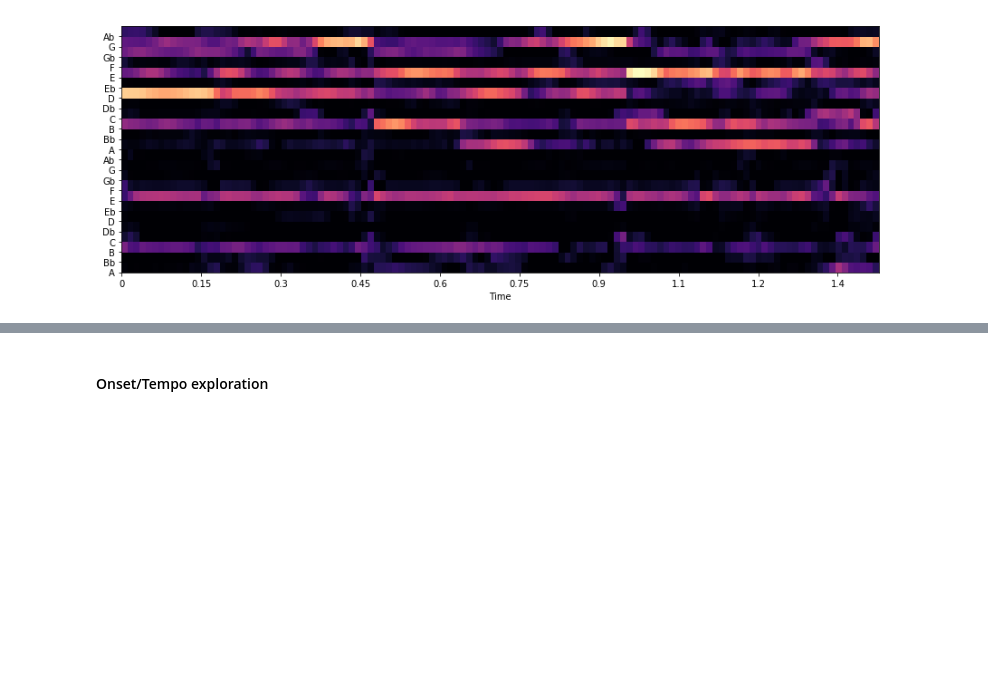
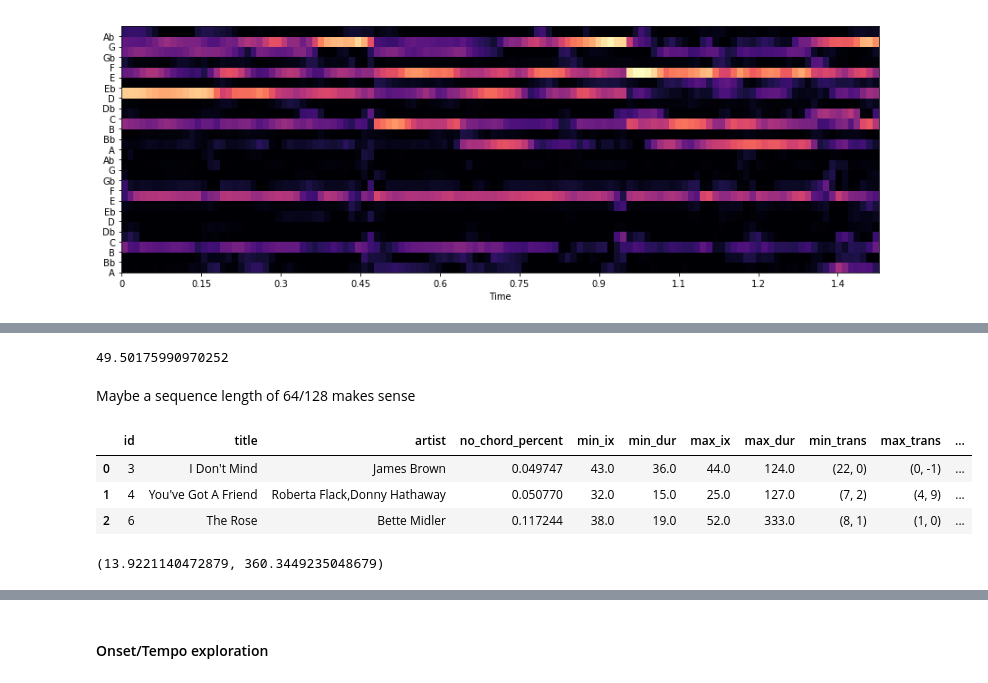
Before and after one commit to cjbayron/autochord, a Jupyter notebook: data_analysis.ipynb, the cells around one changed output, grey strips where cells are left out. Saved outputs shown, nothing was run; the diff lists cells and outputs as text; code cells hidden in the pictures; blank space fills up the shorter version.

```diff
--- a/data_analysis.ipynb
+++ b/data_analysis.ipynb
@@ -1344,0 +1391,38 @@ _ = ax.set_yticklabels(notes)
+# %%
+from tqdm import tqdm
+
+per_song_chord_dur = []
+all_chord_durs = []
+for ix in tqdm(df_songs.index):
+    _id = df_songs.loc[ix].id
+    try:
+        chroma_vectors, chord_labels = dataloader.get_chord_features_and_labels(_id, label_type='majmin',
+                                                                                remove_ambiguous=False)
+    except Exception as e:
+        print(f'Error {e} at {_id}')
+        break
+
+    chord_durs = catnp.contiguous_lengths(chord_labels)
+    squashed_labels = catnp.squash_consecutive_duplicates(chord_labels)
+    n_chords = len(chord_durs)
+    assert(n_chords==len(squashed_labels))
+    per_song_chord_dur.append(chord_durs)
+    all_chord_durs.extend(chord_durs)
+
+    min_ix = np.argmin(chord_durs)
+    min_dur = chord_durs[min_ix]
+    max_ix = np.argmax(chord_durs)
+    max_dur = chord_durs[max_ix]
+
+    min_trans = (squashed_labels[min_ix], squashed_labels[min_ix+1] if min_ix < (n_chords-1) else -1)
+    max_trans = (squashed_labels[max_ix], squashed_labels[max_ix+1] if max_ix < (n_chords-1) else -1)
+
+    df_songs.loc[ix, 'n_chords'] = n_chords
+    df_songs.loc[ix, 'min_ix'] = min_ix
+    df_songs.loc[ix, 'min_dur'] = min_dur
+    df_songs.loc[ix, 'max_ix'] = max_ix
+    df_songs.loc[ix, 'max_dur'] = max_dur
+    df_songs.loc[ix, 'min_trans'] = str(min_trans)
+    df_songs.loc[ix, 'max_trans'] = str(max_trans)
+
+    #break
@@ -1344,0 +1455,17 @@ _ = ax.set_yticklabels(notes)
+# %%
+np.mean(all_chord_durs)
+# %% [output]
+49.50175990970252
+# %% [markdown]
+Maybe a sequence length of 64/128 makes sense
+# %%
+df_songs.head(n=3)
+# %% [output]
+|  | id | title | artist | no_chord_percent | min_ix | min_dur | max_ix | max_dur | min_trans | max_trans | ... |
+| 0 | 3 | I Don't Mind | James Brown | 0.049747 | 43.0 | 36.0 | 44.0 | 124.0 | (22, 0) | (0, -1) | ... |
+| 1 | 4 | You've Got A Friend | Roberta Flack,Donny Hathaway | 0.050770 | 32.0 | 15.0 | 25.0 | 127.0 | (7, 2) | (4, 9) | ... |
+| 2 | 6 | The Rose | Bette Midler | 0.117244 | 38.0 | 19.0 | 52.0 | 333.0 | (8, 1) | (1, 0) | ... |
+# %%
+df_songs.min_dur.mean(), df_songs.max_dur.mean()
+# %% [output]
+(13.9221140472879, 360.3449235048679)
```
Also changed, not shown: parts of 17 cells of this notebook, 1 other file.
